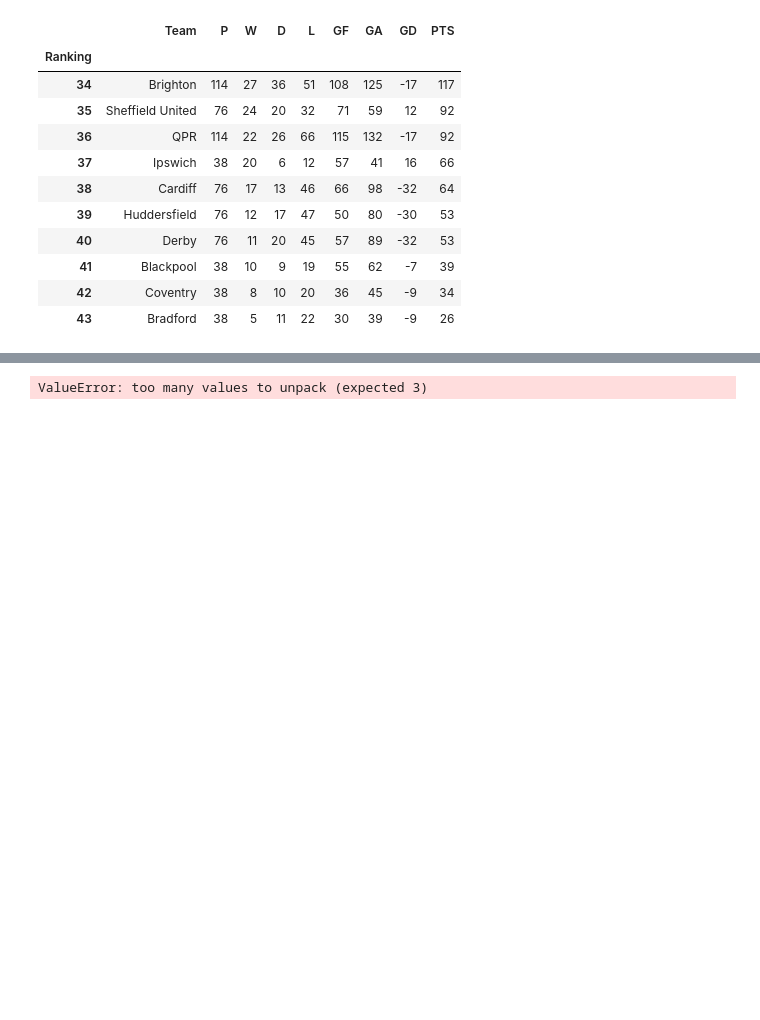
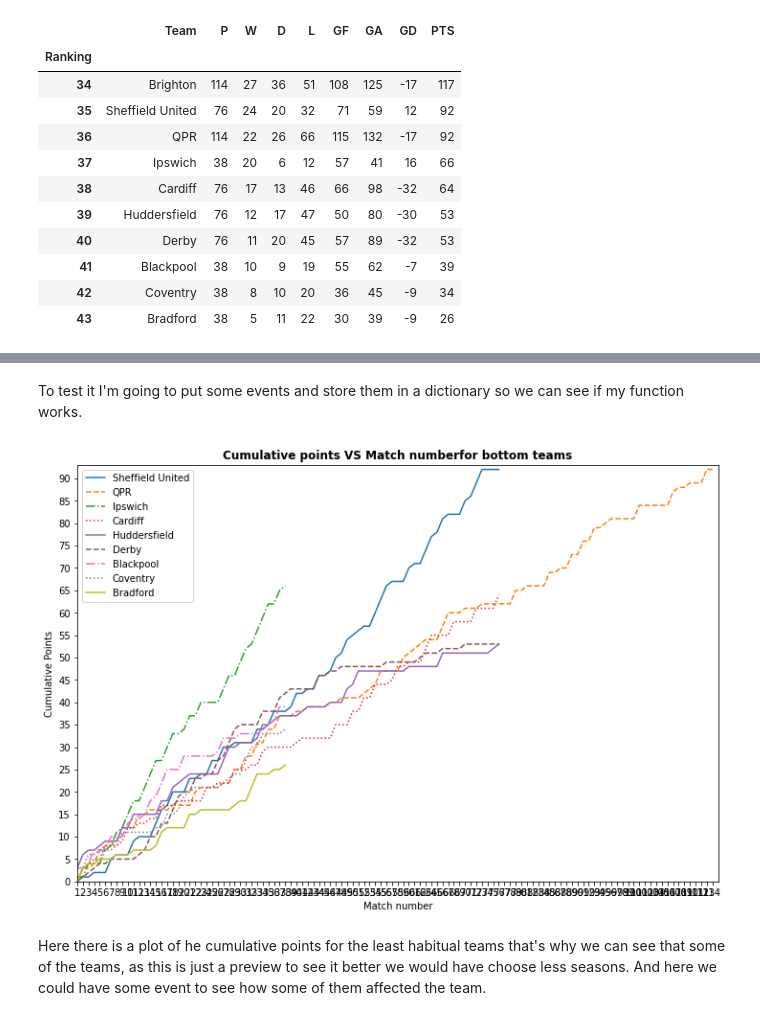
Before and after one commit to Adonis232/Ironhack_final_project_2.0, a Jupyter notebook: Historic_analisis.ipynb, the cells around one changed output, grey strips where cells are left out. Cells and saved outputs as stored; diff of their text form; code cells hidden in the pictures; blank space fills up the shorter version.

```diff
--- a/Untitled.ipynb
+++ b/Historic_analisis.ipynb
@@ -714,7 +714,7 @@ making a subset of team_points to check the data
 # %%
 
 
-print "{0:16} {1:<8} {2:<8}".format('Team', 'Played', 'Cum Points (last 3)')
-print "{0:16} {1:<8} {2:<8}".format('---------------', '-------', '--------------------')
-for team, points_list in sorted(team_points.items(), key=lambda (k, v): v[-1], reverse=True):
-    print "{0:16} {1:<8} {2:<8}".format(team, len(points_list), points_list[-3:])
+#print "{0:16} {1:<8} {2:<8}".format('Team', 'Played', 'Cum Points (last 3)')
+#print "{0:16} {1:<8} {2:<8}".format('---------------', '-------', '--------------------')
+#for team, points_list in sorted(team_points.items(), key=lambda (k, v): v[-1], reverse=True):
+    #print "{0:16} {1:<8} {2:<8}".format(team, len(points_list), points_list[-3:])
@@ -803,0 +798,5 @@ NameError: name 'x' is not defined
+# %%
+BOT_TEAMS = 9
+
+btm_team_summary = hist_clas[['Team', 'P', 'PTS']][-BOT_TEAMS:].values
+print(btm_team_summary)
@@ -803,0 +839,3 @@ NameError: name 'x' is not defined
+# %% [markdown]
+To test it I'm going to put some events and store them in a dictionary
+so we can see if my function works.
@@ -804,32 +857,53 @@ NameError: name 'x' is not defined
 # %%
+# define figure size
 FIG_SIZE = (12, 8)
 
 # create line styles to cycle
+
 lines = ["-","--","-.",":"]
 linecycler = cycle(lines)
 
-# calculate limits
-max_played = max(played for _team, played, _points in top)
-max_points = max(points for _team, _played, points in top)
+#limits
 
-# plot
+max_played = max(played for _team, played, _points in btm_team_summary)
+max_points = max(points for _team, _played, points in btm_team_summary)
+
+#plot
+
 fig = plt.figure(figsize=FIG_SIZE)
 
-for team, _played, _points in top:
-    team_cum_points_list = team_points[team]
-    plt.plot(range(1, len(team_cum_points_list)+1), team_cum_points_list,
-             next(linecycler), label=team)
+for team, _played, _points in btm_team_summary:
+    team_acc_points_lst = team_points[team]
+    team_match_lst = range(1, len(team_acc_points_lst)+1)
 
+    plt.plot(team_match_lst, team_acc_points_lst, next(linecycler), label=team)
+
+    #if we have an event then annotate
+
+    if team in key_event_dict:
+        #getting match number and event
+
+        event_match, event_dec = key_event_dict[team]
+        #calculate position of avent
+        x, y = team_match_lst[event_match], team_acc_points_lst[event_match]
+        #annotate with arrow below event
+
+        plt.annotate(event_desc, xy=(x, y), xytext=(x,y-10),
+                    arrowprops = dict(facecolor='black', width=.5,
+                                     shrink=.05, headwidth=4,
+                                     frac=.05))
 plt.xticks(range(1, max_played+1))
 plt.yticks(range(0, max_points, 5))
-plt.xlabel('Match Number')
+plt.xlabel('Match number')
 plt.ylabel('Cumulative Points')
 plt.xlim(1, max_played+1)
 plt.ylim(0, max_points+1)
 plt.legend(loc='upper left')
-plt.title('Cumulative Points vs Match Number For Top 5 Teams \n(at {})'.format(DATE),
-                                                                             fontsize=16,
-                                                                             fontweight='bold')
+plt.title('Cumulative points VS Match numberfor bottom teams',fontweight='bold')
 plt.show()
 # %% [output]
-ValueError: too many values to unpack (expected 3)
+[figure, added]
+# %% [markdown]
+Here there is a plot of he cumulative points for the least habitual teams
+that's why we can see that some of the teams, as this is just a preview to see it better we would have choose less seasons.
+And here we could have some event to see how some of them affected the team.
```
Also changed, not shown: parts of 9 cells of this notebook, 1 other file.
